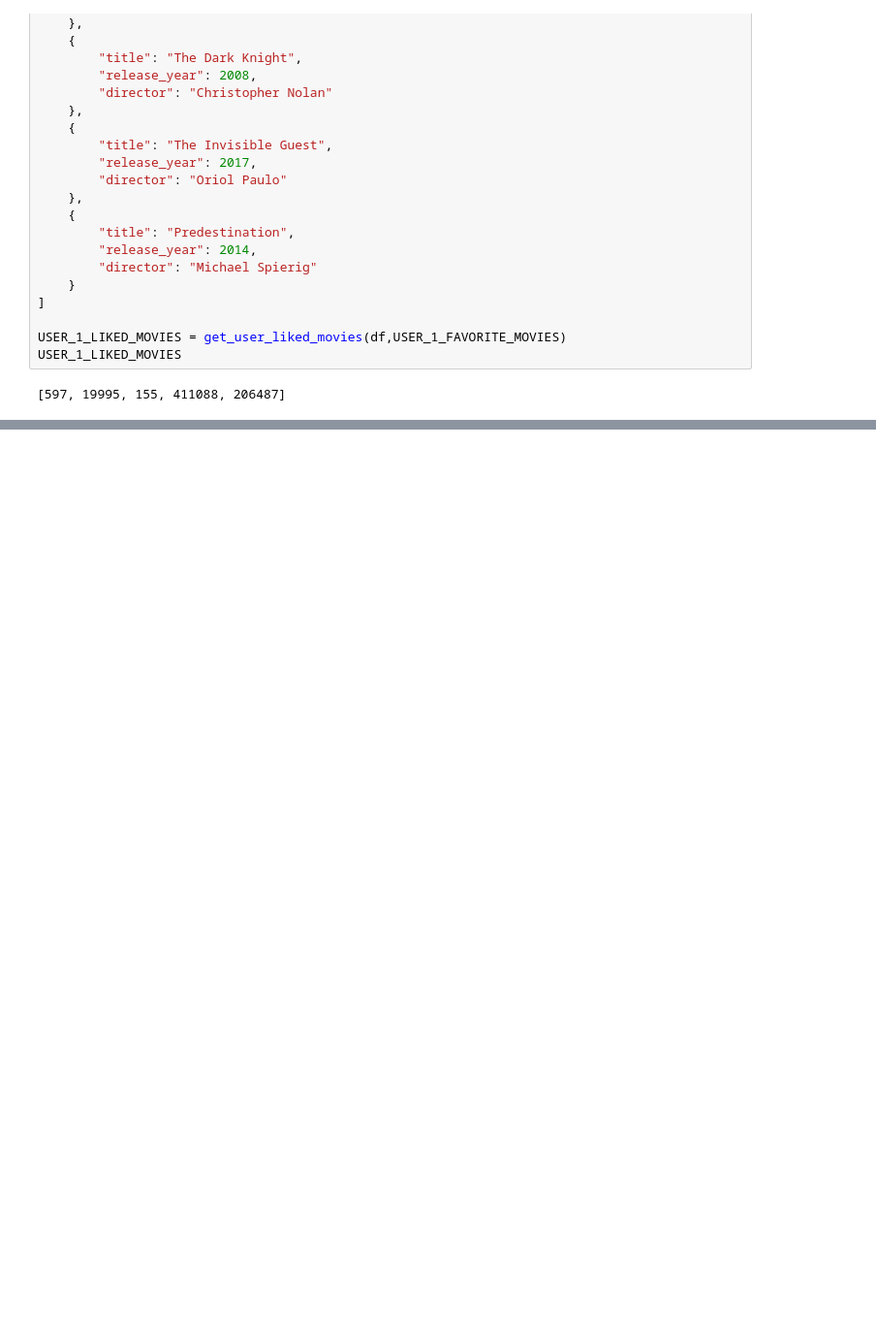
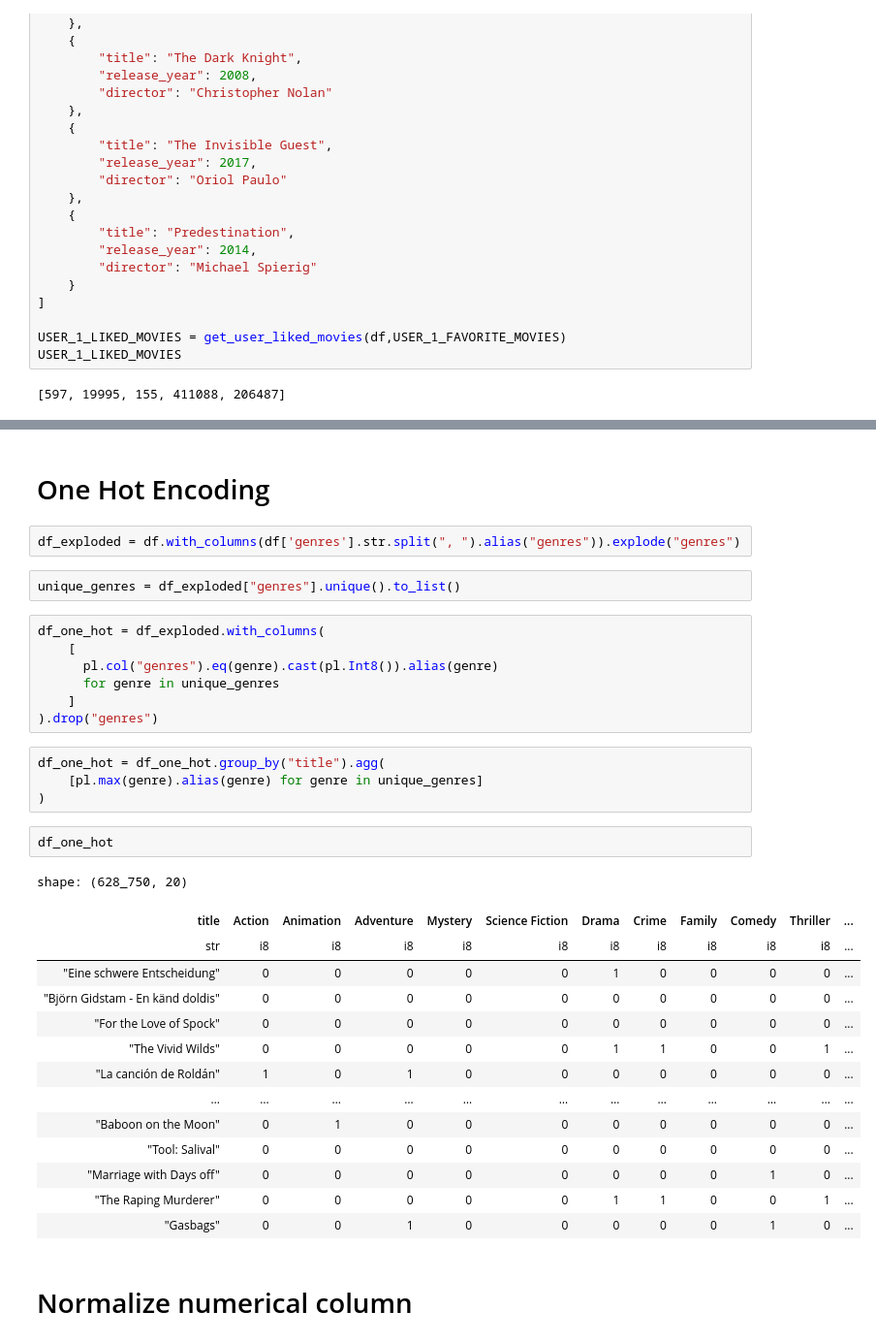
Before and after one commit to jobissjo/movie-recommendation-model, a Jupyter notebook: Movie_recommendation.ipynb, the cells around one changed output, grey strips where cells are left out. Shown: that part at 97% size. Saved outputs shown, nothing was run; the diff lists cells and outputs as text; blank space fills up the shorter version.

```diff
--- a/Movie_recommendation.ipynb
+++ b/Movie_recommendation.ipynb
@@ -273,0 +244,36 @@ USER_1_LIKED_MOVIES
+# %% [markdown]
+# One Hot Encoding
+# %%
+df_exploded = df.with_columns(df['genres'].str.split(", ").alias("genres")).explode("genres")
+# %%
+unique_genres = df_exploded["genres"].unique().to_list()
+# %%
+df_one_hot = df_exploded.with_columns(
+    [
+      pl.col("genres").eq(genre).cast(pl.Int8()).alias(genre)
+      for genre in unique_genres
+    ]
+).drop("genres")
+# %%
+df_one_hot = df_one_hot.group_by("title").agg(
+    [pl.max(genre).alias(genre) for genre in unique_genres]
+)
+# %%
+df_one_hot
+# %% [output]
+shape: (628_750, 20)
+| title | Action | Animation | Adventure | Mystery | Science Fiction | Drama | Crime | Family | Comedy | Thriller | ... |
+| str | i8 | i8 | i8 | i8 | i8 | i8 | i8 | i8 | i8 | i8 | ... |
+| "Eine schwere Entscheidung" | 0 | 0 | 0 | 0 | 0 | 1 | 0 | 0 | 0 | 0 | ... |
+| "Björn Gidstam - En känd doldis" | 0 | 0 | 0 | 0 | 0 | 0 | 0 | 0 | 0 | 0 | ... |
+| "For the Love of Spock" | 0 | 0 | 0 | 0 | 0 | 0 | 0 | 0 | 0 | 0 | ... |
+| "The Vivid Wilds" | 0 | 0 | 0 | 0 | 0 | 1 | 1 | 0 | 0 | 1 | ... |
+| "La canción de Roldán" | 1 | 0 | 1 | 0 | 0 | 0 | 0 | 0 | 0 | 0 | ... |
+| … | … | … | … | … | … | … | … | … | … | … | ... |
+| "Baboon on the Moon" | 0 | 1 | 0 | 0 | 0 | 0 | 0 | 0 | 0 | 0 | ... |
+| "Tool: Salival" | 0 | 0 | 0 | 0 | 0 | 0 | 0 | 0 | 0 | 0 | ... |
+| "Marriage with Days off" | 0 | 0 | 0 | 0 | 0 | 0 | 0 | 0 | 1 | 0 | ... |
+| "The Raping Murderer" | 0 | 0 | 0 | 0 | 0 | 1 | 1 | 0 | 0 | 1 | ... |
+| "Gasbags" | 0 | 0 | 1 | 0 | 0 | 0 | 0 | 0 | 1 | 0 | ... |
+# %% [markdown]
+# Normalize numerical column
```
Also changed, not shown: parts of 18 cells of this notebook.
